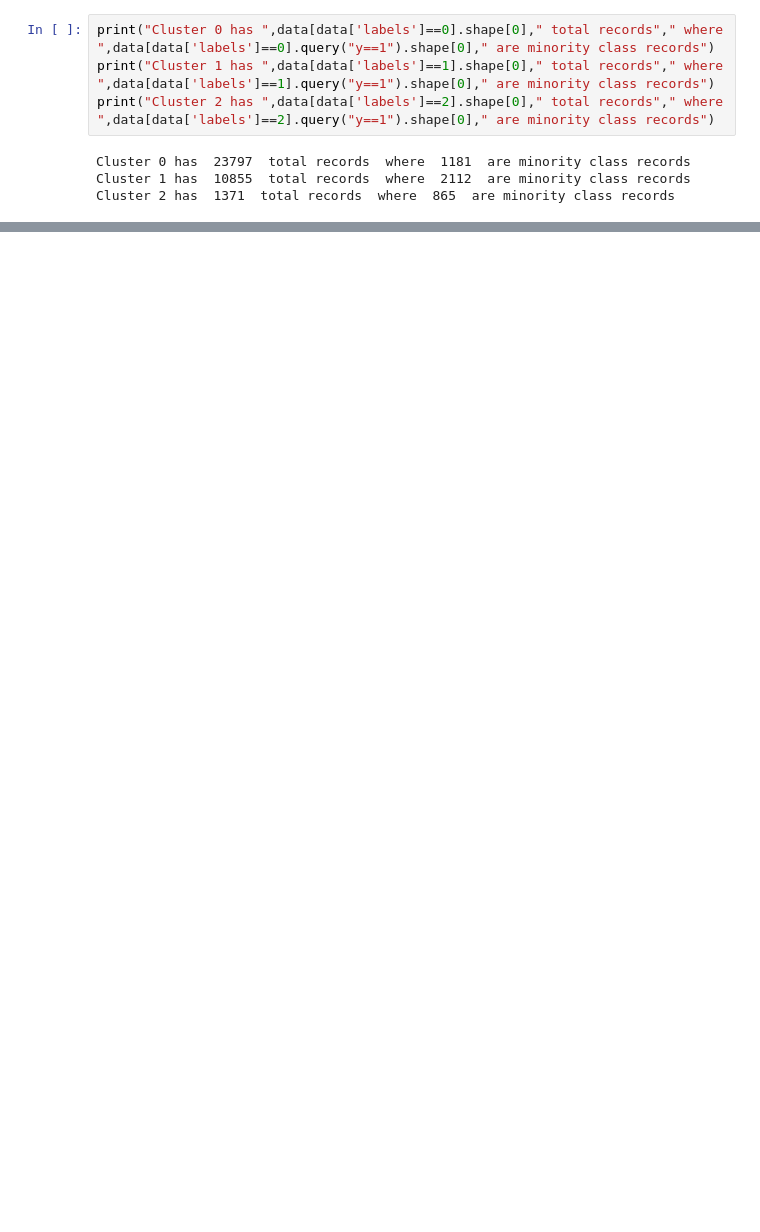
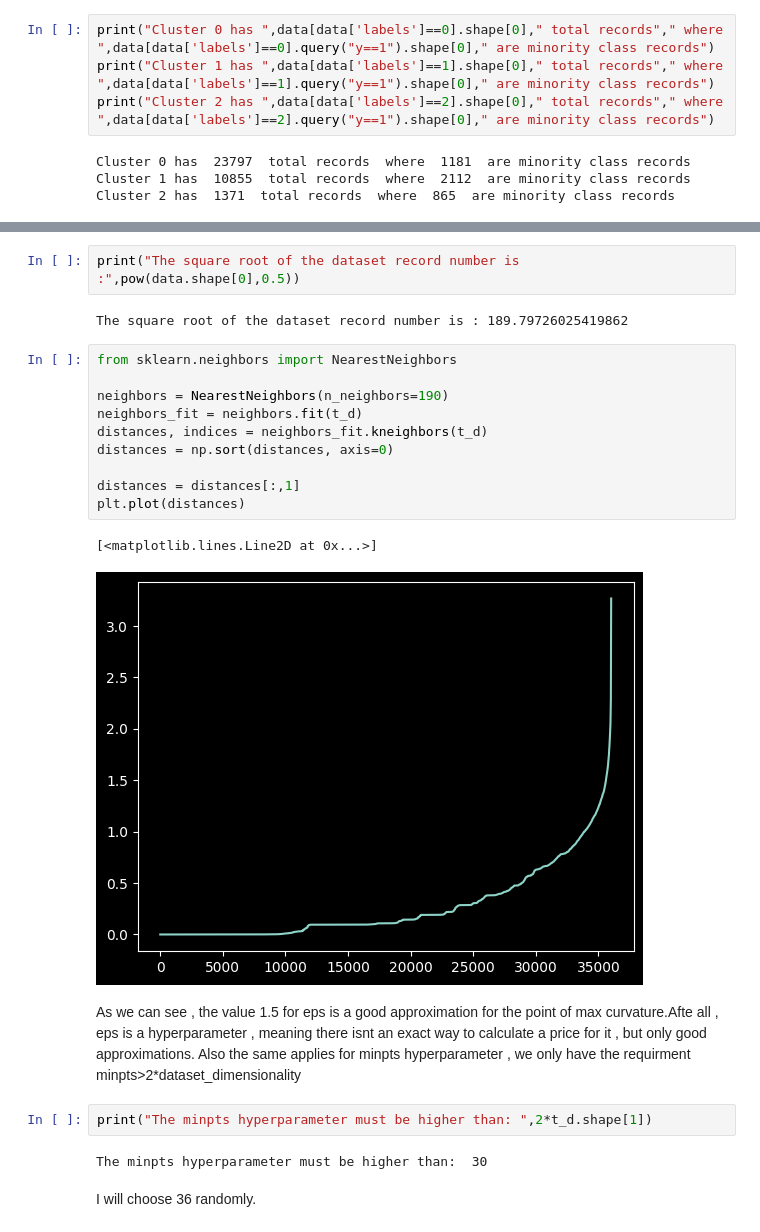
Before and after one commit to jimdimas/data-analytics-on-bank-marketing-data, a Jupyter notebook: clustering.ipynb, the cells around one changed output, grey strips where cells are left out. Drawn from its saved outputs; the diff is of its cells as text; blank space fills up the shorter version.

```diff
--- a/clustering.ipynb
+++ b/clustering.ipynb
@@ -100,0 +111,26 @@ As we can see , even though cluster 2 had a high percentage of minority class re
+# %%
+print("The square root of the dataset record number is :",pow(data.shape[0],0.5))
+# %% [output]
+The square root of the dataset record number is : 189.79726025419862
+# %%
+from sklearn.neighbors import NearestNeighbors
+
+neighbors = NearestNeighbors(n_neighbors=190)
+neighbors_fit = neighbors.fit(t_d)
+distances, indices = neighbors_fit.kneighbors(t_d)
+distances = np.sort(distances, axis=0)
+
+distances = distances[:,1]
+plt.plot(distances)
+# %% [output]
+[<matplotlib.lines.Line2D at 0x...>]
+[figure, added]
+# %% [markdown]
+As we can see , the value 1.5 for eps is a good approximation for the point of max curvature.Afte all , eps is a hyperparameter , meaning there isnt an exact way to calculate a price for it , but only good approximations.
+Also the same applies for minpts hyperparameter , we only have the requirment minpts>2*dataset_dimensionality
+# %%
+print("The minpts hyperparameter must be higher than: ",2*t_d.shape[1])
+# %% [output]
+The minpts hyperparameter must be higher than:  30
+# %% [markdown]
+I will choose 36 randomly.
```
Also changed, not shown: parts of 13 cells of this notebook.
